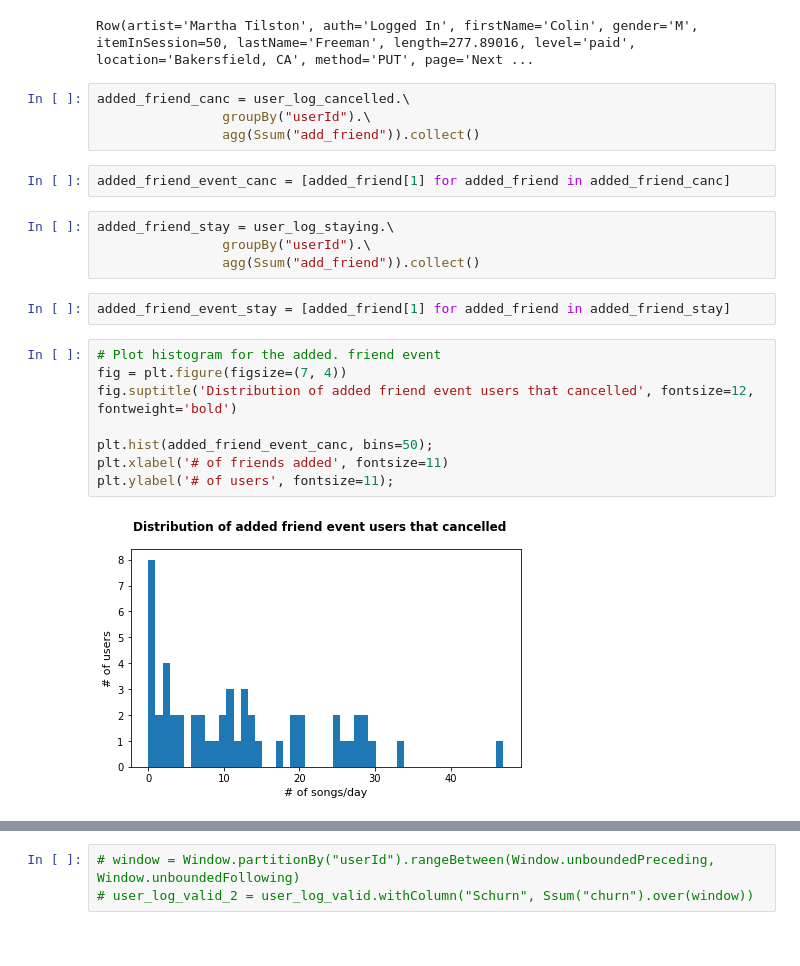
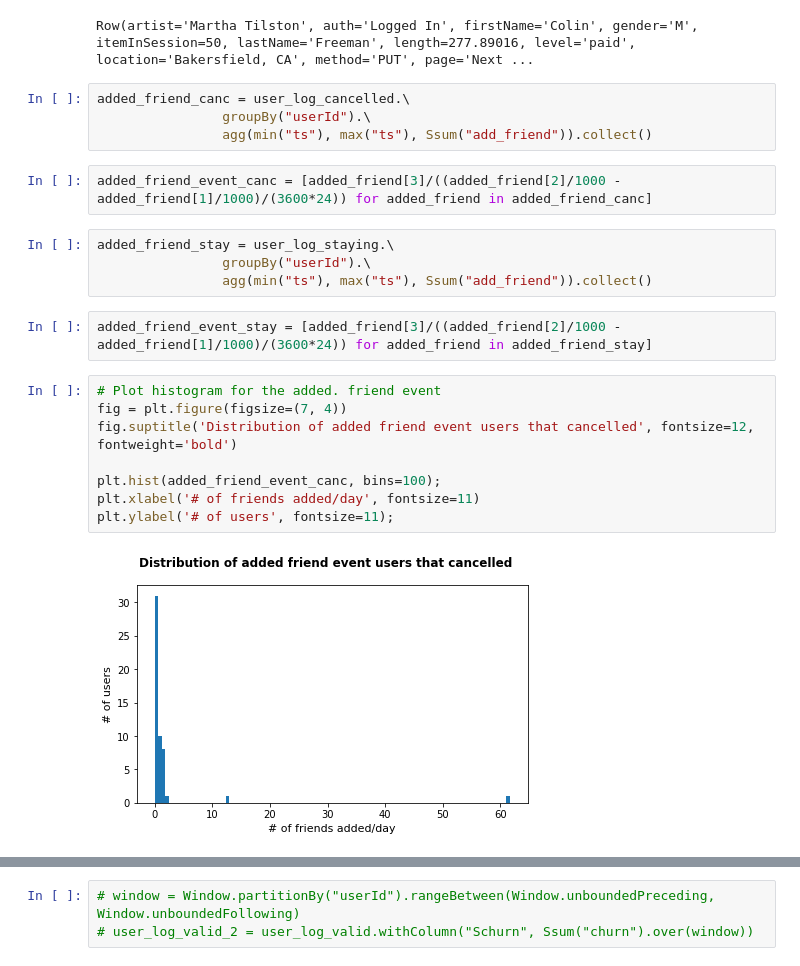
Before and after one commit to russom/DSND-Capstone, a Jupyter notebook: notebooks/Sparkify-project-local.ipynb, the cells around one changed output, grey strips where cells are left out. Drawn from its saved outputs; the diff is of its cells as text.

```diff
--- a/notebooks/Sparkify-project-local.ipynb
+++ b/notebooks/Sparkify-project-local.ipynb
@@ -361,22 +361,22 @@ Row(artist='Martha Tilston', auth='Logged In', firstName='Colin', gender='M', it
 # %%
 added_friend_canc = user_log_cancelled.\
                 groupBy("userId").\
-                agg(Ssum("add_friend")).collect()
+                agg(min("ts"), max("ts"), Ssum("add_friend")).collect()
 # %%
-added_friend_event_canc = [added_friend[1] for added_friend in added_friend_canc]
+added_friend_event_canc = [added_friend[3]/((added_friend[2]/1000 - added_friend[1]/1000)/(3600*24)) for added_friend in added_friend_canc]
 # %%
 added_friend_stay = user_log_staying.\
                 groupBy("userId").\
-                agg(Ssum("add_friend")).collect()
+                agg(min("ts"), max("ts"), Ssum("add_friend")).collect()
 # %%
-added_friend_event_stay = [added_friend[1] for added_friend in added_friend_stay]
+added_friend_event_stay = [added_friend[3]/((added_friend[2]/1000 - added_friend[1]/1000)/(3600*24)) for added_friend in added_friend_stay]
 # %%
 # Plot histogram for the added. friend event
 fig = plt.figure(figsize=(7, 4))
 fig.suptitle('Distribution of added friend event users that cancelled', fontsize=12, fontweight='bold')
 
-plt.hist(added_friend_event_canc, bins=50);
-plt.xlabel('# of friends added', fontsize=11)
+plt.hist(added_friend_event_canc, bins=100);
+plt.xlabel('# of friends added/day', fontsize=11)
 plt.ylabel('# of users', fontsize=11);
 # %% [output]
-[figure, old version]
+[figure, new version]
```
Also changed, not shown: parts of 14 cells of this notebook.
